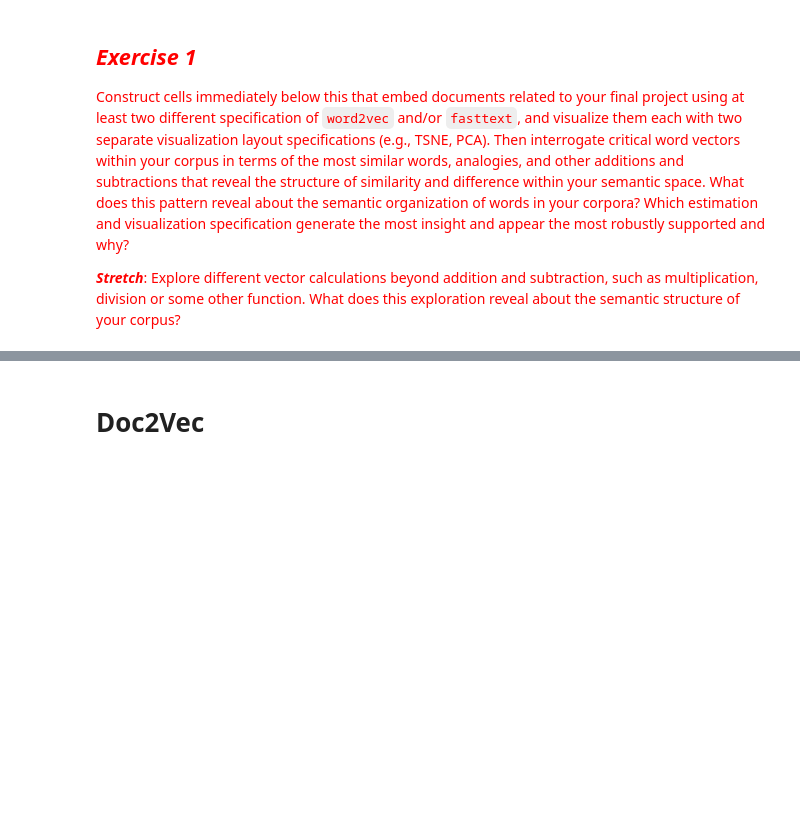
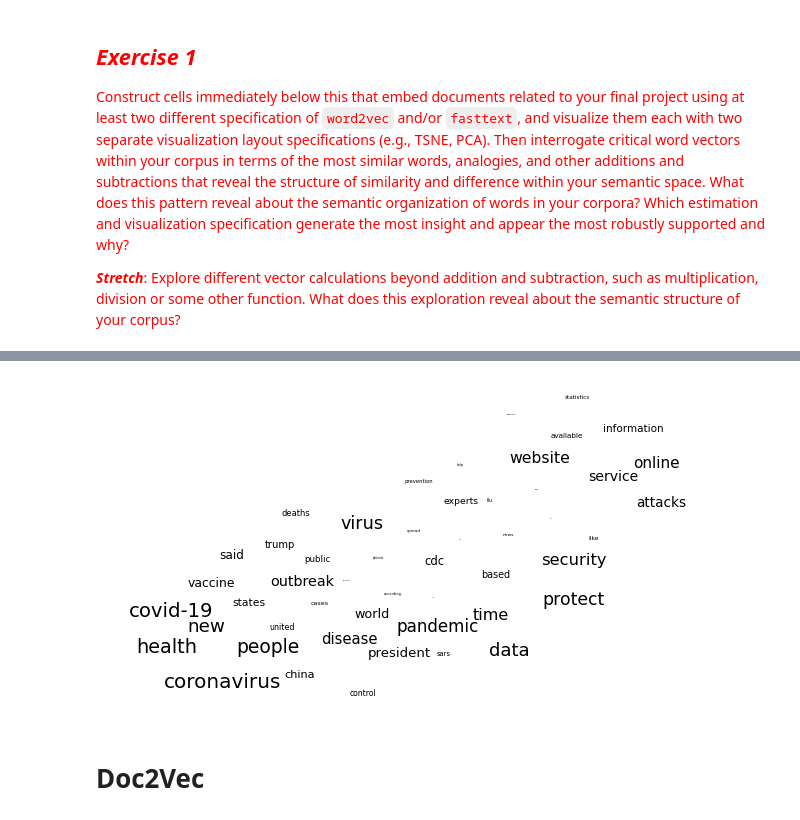
Before and after one commit to AllisonXiong/Content-Analysis, a Jupyter notebook: 4_Word_Embeddings.ipynb, the cells around one changed output, grey strips where cells are left out. Drawn from its saved outputs; the diff is of its cells as text; code cells hidden in the pictures; blank space fills up the shorter version.

```diff
--- a/4_Word_Embeddings.ipynb
+++ b/4_Word_Embeddings.ipynb
@@ -457,0 +477,2 @@ model.get_word_vector("enviroment")
+# %%
+newsW2V = gensim.models.word2vec.Word2Vec(news['normalized_sents'].sum(), sg=0)
@@ -457,0 +541,9 @@ model.get_word_vector("enviroment")
+# %%
+numWords = 50
+targetWords = newsW2V.wv.index2word[:numWords]
+# %%
+wordsSubMatrix = []
+for word in targetWords:
+    wordsSubMatrix.append(newsW2V[word])
+wordsSubMatrix = np.array(wordsSubMatrix)
+wordsSubMatrix
@@ -458,3 +564,19 @@ model.get_word_vector("enviroment")
+# %%
+pcaWords = sklearn.decomposition.PCA(n_components = 50).fit(wordsSubMatrix)
+reducedPCA_data = pcaWords.transform(wordsSubMatrix)
+tsneWords = sklearn.manifold.TSNE(n_components = 2).fit_transform(reducedPCA_data)
+# %%
+fig = plt.figure(figsize = (10,6))
+ax = fig.add_subplot(111)
+ax.set_frame_on(False)
+plt.scatter(tsneWords[:, 0], tsneWords[:, 1], alpha = 0)#Making the points invisible
+for i, word in enumerate(targetWords):
+    ax.annotate(word, (tsneWords[:, 0][i],tsneWords[:, 1][i]), size =  20 * (numWords - i) / numWords)
+plt.xticks(())
+plt.yticks(())
+plt.show()
+# %% [output]
+[figure, added]
 # %% [markdown]
 # Doc2Vec
 # %% [markdown]
```
Also changed, not shown: parts of 13 cells of this notebook.
